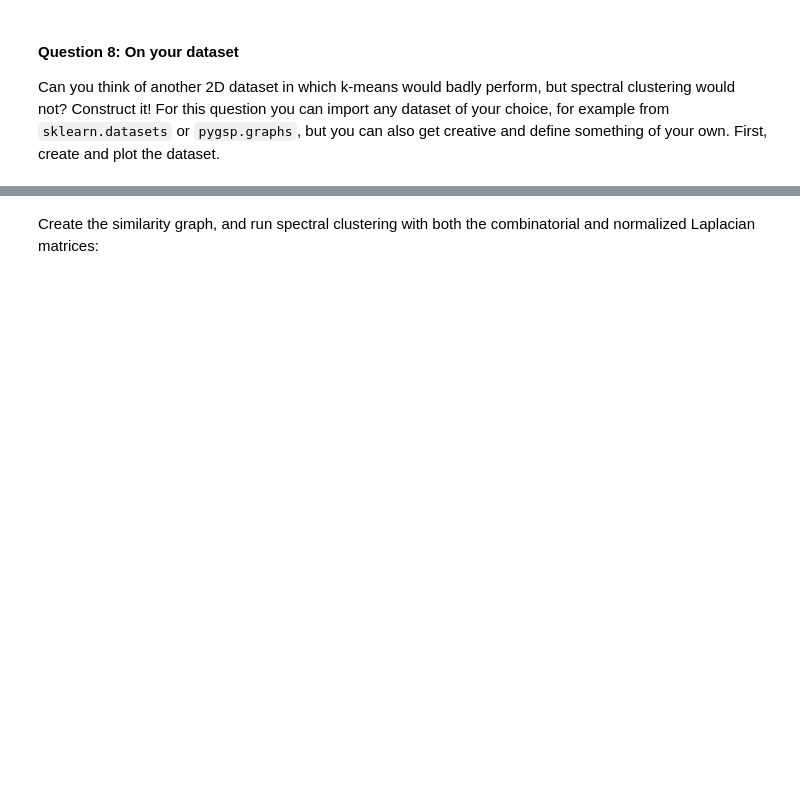
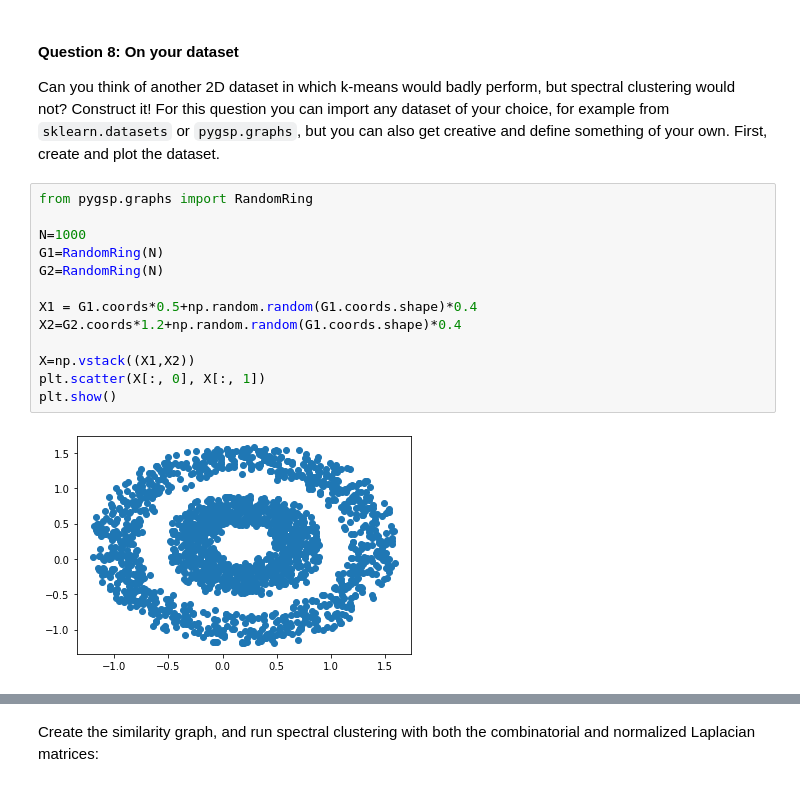
Before and after one commit to TheUser0571/NTDS_2019, a Jupyter notebook: assignments/2_learning_with_graphs_kay.ipynb, the cells around one changed output, grey strips where cells are left out. Cells and saved outputs as stored; diff of their text form; blank space fills up the shorter version.

```diff
--- a/assignments/2_learning_with_graphs_kay.ipynb
+++ b/assignments/2_learning_with_graphs_kay.ipynb
@@ -261,3 +263,18 @@ Connected components: 1
 Can you think of another 2D dataset in which k-means would badly perform, but spectral clustering would not?
 Construct it!
 For this question you can import any dataset of your choice, for example from `sklearn.datasets` or `pygsp.graphs`, but you can also get creative and define something of your own. First, create and plot the dataset.
+# %%
+from pygsp.graphs import RandomRing
+
+N=1000
+G1=RandomRing(N)
+G2=RandomRing(N)
+
+X1 = G1.coords*0.5+np.random.random(G1.coords.shape)*0.4
+X2=G2.coords*1.2+np.random.random(G1.coords.shape)*0.4
+
+X=np.vstack((X1,X2))
+plt.scatter(X[:, 0], X[:, 1])
+plt.show()
+# %% [output]
+[figure, added]
```
Also changed, not shown: parts of 24 cells of this notebook.
